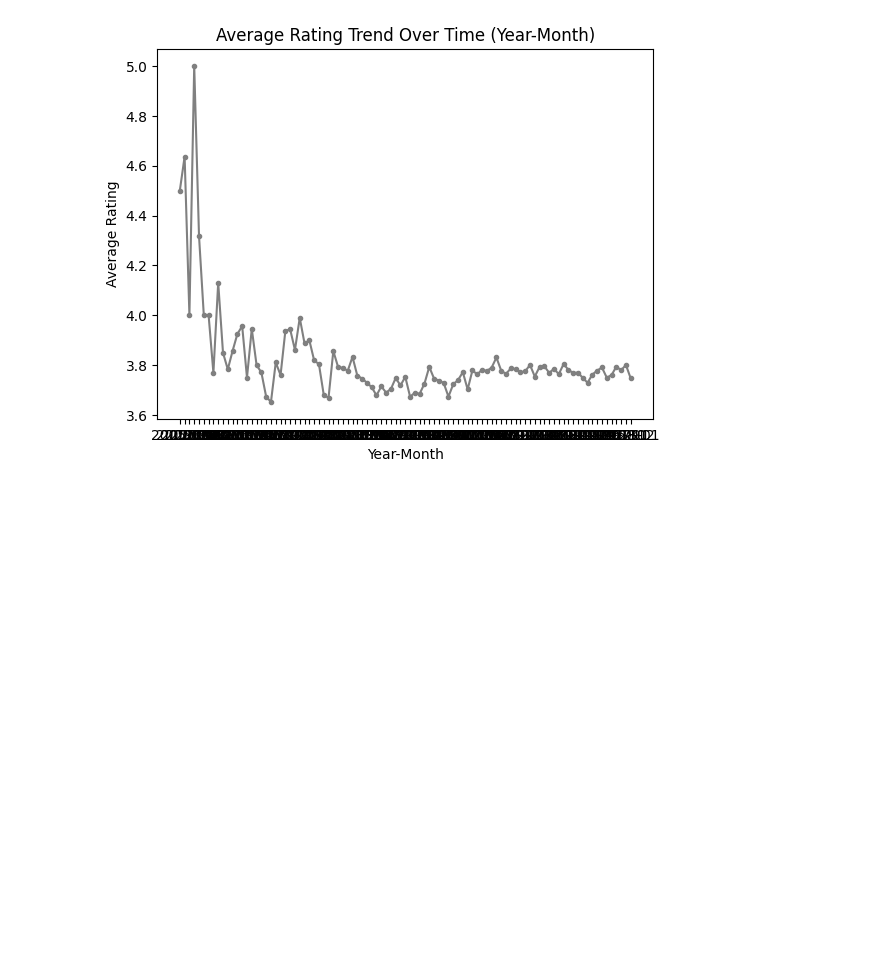
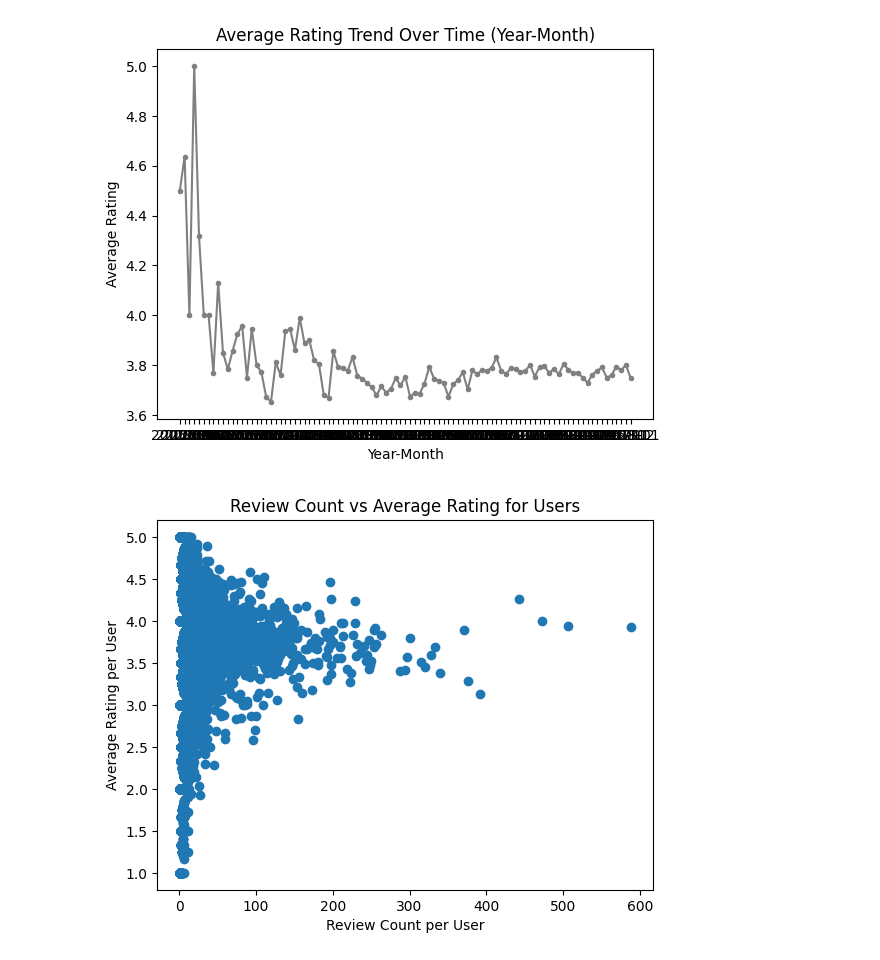
Before and after one commit to readyvivian/CSE158R-Assignment2, a Jupyter notebook: assignment2_exploratory.ipynb, the cells around one changed output. Cells and saved outputs as stored; diff of their text form; code cells hidden in the pictures; blank space fills up the shorter version.

Commit message:
review ct VS avg rating for user

```diff
--- a/assignment2_exploratory.ipynb
+++ b/assignment2_exploratory.ipynb
@@ -227,3 +231,46 @@ plt.title('Average Rating Trend Over Time (Year-Month)')
 plt.show()
 # %% [output]
 [figure]
+# %%
+loyal_customer = {}
+
+for r in review:
+    user_id = r['user_id']
+    if user_id in loyal_customer:
+        loyal_customer[user_id] += 1
+    else:
+        loyal_customer[user_id] = 1
+
+sorted_loyal_customer = dict(sorted(loyal_customer.items(), key=lambda item: item[1], reverse=True))
+# %%
+import numpy as np
+import matplotlib.pyplot as plt
+
+user_avg_rating = {}
+
+for r in review:
+    user_id = r['user_id']
+    rating = r['stars']
+
+    if user_id in user_avg_rating:
+        user_avg_rating[user_id].append(rating)
+    else:
+        user_avg_rating[user_id] = [rating]
+
+user_avg_rating = {user: np.mean(ratings) for user, ratings in user_avg_rating.items()}
+
+review_counts = []
+avg_ratings = []
+
+for user_id, review_count in loyal_customer.items():
+    if user_id in user_avg_rating:
+        review_counts.append(review_count)
+        avg_ratings.append(user_avg_rating[user_id])
+
+plt.scatter(review_counts, avg_ratings)
+plt.xlabel('Review Count per User')
+plt.ylabel('Average Rating per User')
+plt.title('Review Count vs Average Rating for Users')
+plt.show()
+# %% [output]
+[figure, added]
```
Also changed, not shown: parts of 1 cell of this notebook.
